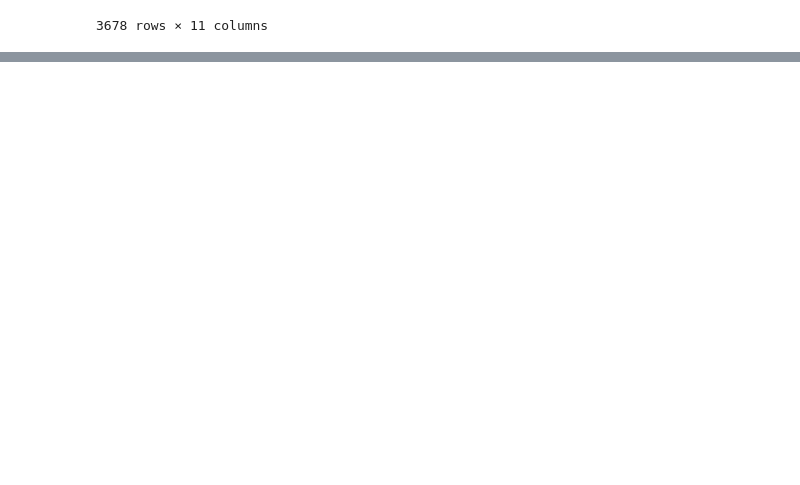
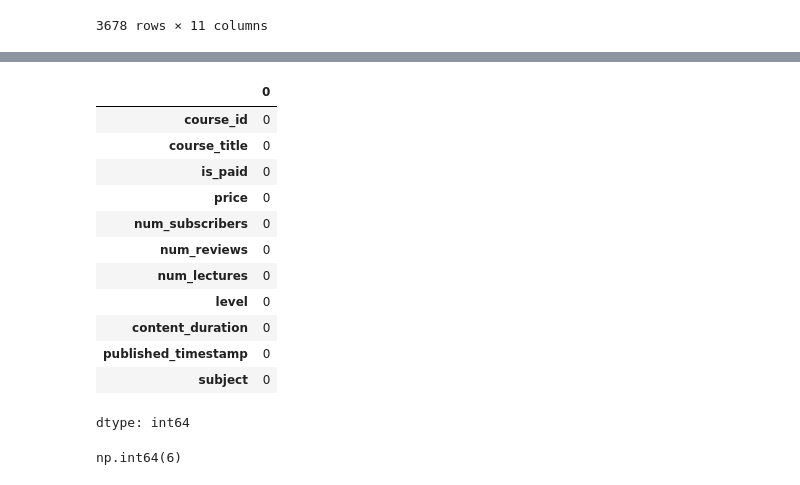
Before and after one commit to tangannbelang/machineLearningTimedoor, a Jupyter notebook: Recommendation_system.ipynb, the cells around one changed output, grey strips where cells are left out. Saved outputs shown, nothing was run; the diff lists cells and outputs as text; code cells hidden in the pictures; blank space fills up the shorter version.

```diff
--- a/Recommendation_system.ipynb
+++ b/Recommendation_system.ipynb
@@ -31,0 +77,20 @@ data
+# %%
+data.isnull().sum()
+# %% [output]
+|  | 0 |
+| course_id | 0 |
+| course_title | 0 |
+| is_paid | 0 |
+| price | 0 |
+| num_subscribers | 0 |
+| num_reviews | 0 |
+| num_lectures | 0 |
+| level | 0 |
+| content_duration | 0 |
+| published_timestamp | 0 |
+| subject | 0 |
+dtype: int64
+# %%
+data.duplicated().sum()
+# %% [output]
+np.int64(6)
```
Also changed, not shown: parts of 4 cells of this notebook.
